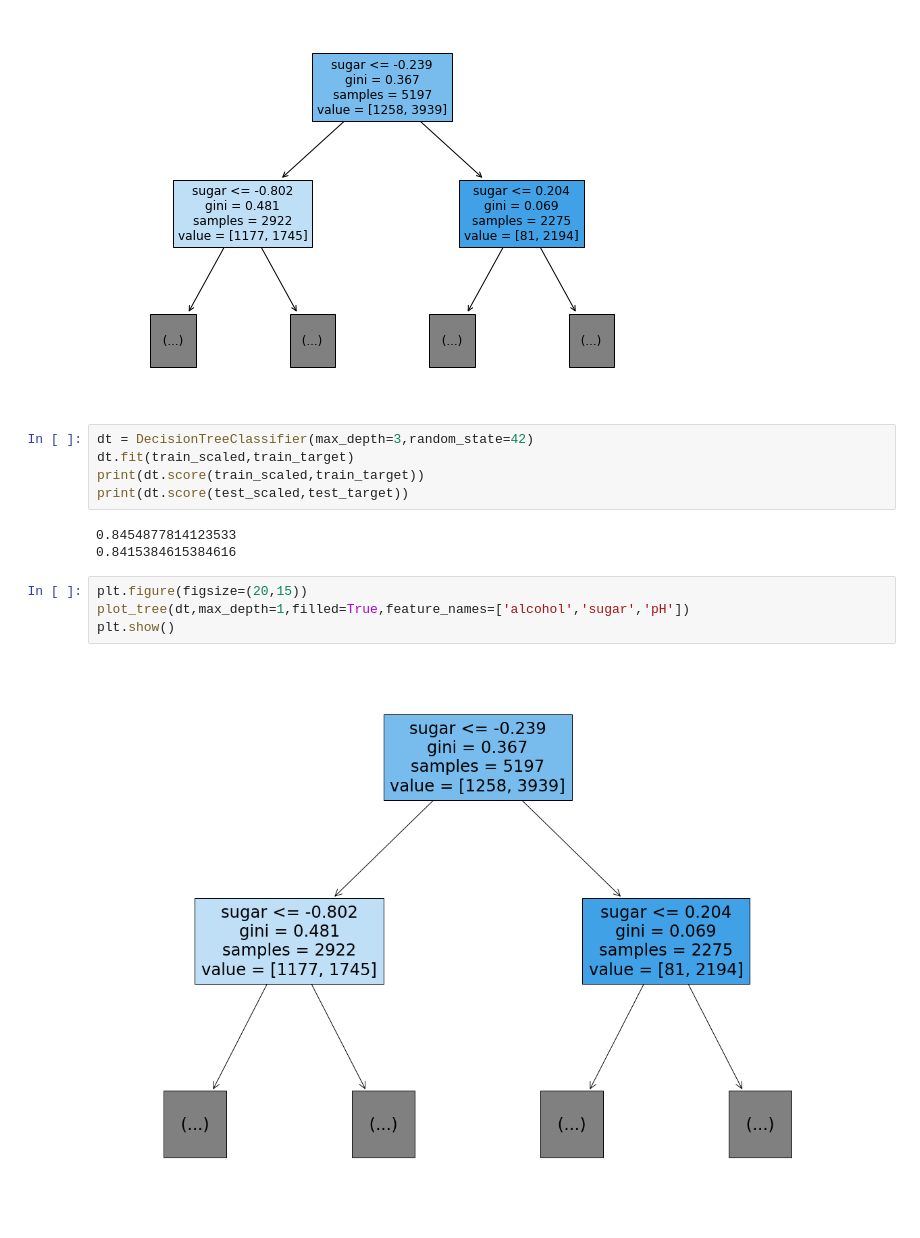
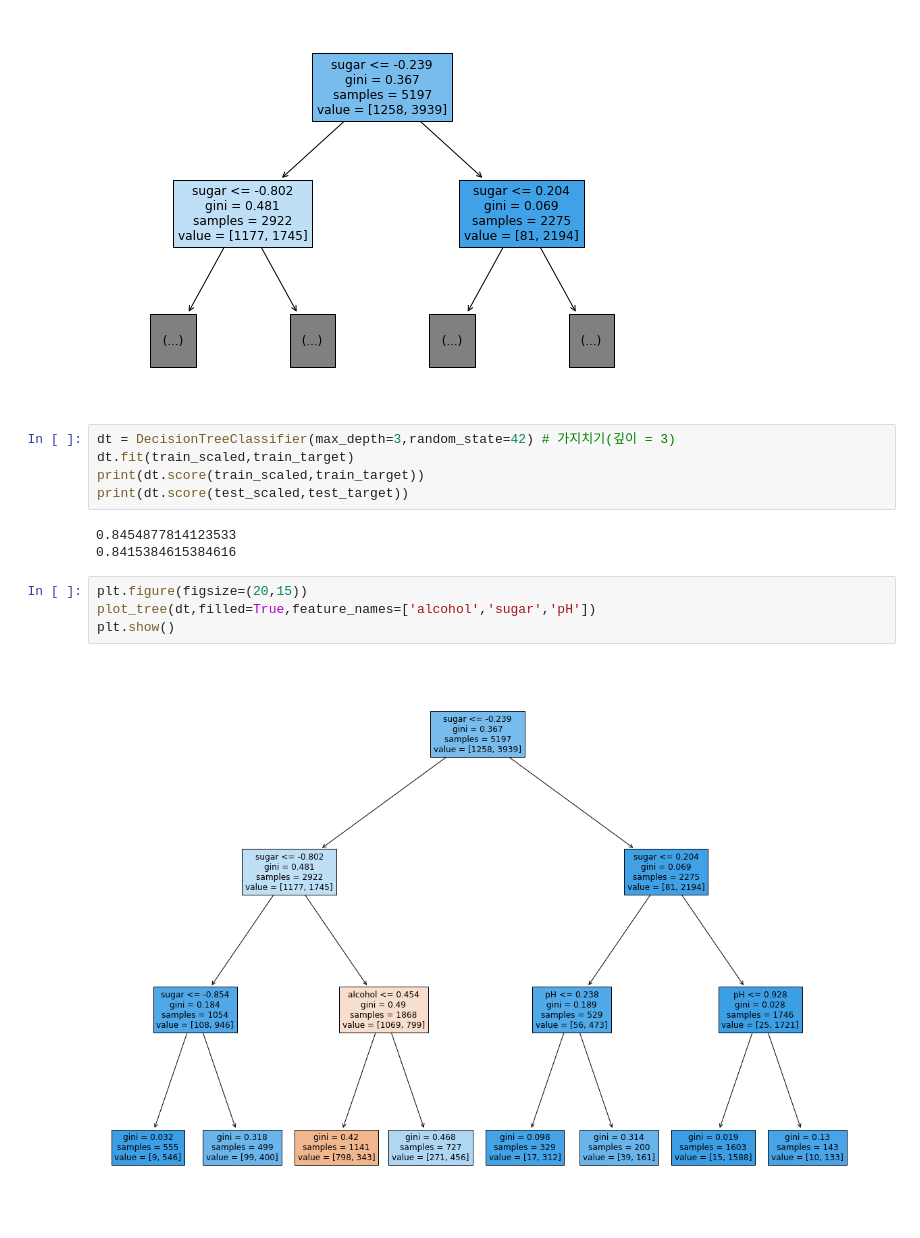
Before and after one commit to chaiminwoo0223/Machine-Learning, a Jupyter notebook: 09_DecisionTree.ipynb, the cells around one changed output. Cells and saved outputs as stored; diff of their text form.

```diff
--- a/09_DecisionTree.ipynb
+++ b/09_DecisionTree.ipynb
@@ -92,7 +92,7 @@ plt.show()
 # %% [output]
 [figure]
 # %%
-dt = DecisionTreeClassifier(max_depth=3,random_state=42)
+dt = DecisionTreeClassifier(max_depth=3,random_state=42) # 가지치기(깊이 = 3)
 dt.fit(train_scaled,train_target)
 print(dt.score(train_scaled,train_target))
 print(dt.score(test_scaled,test_target))
@@ -101,8 +101,8 @@ print(dt.score(test_scaled,test_target))
 0.8415384615384616
 # %%
 plt.figure(figsize=(20,15))
-plot_tree(dt,max_depth=1,filled=True,feature_names=['alcohol','sugar','pH'])
+plot_tree(dt,filled=True,feature_names=['alcohol','sugar','pH'])
 plt.show()
 # %% [output]
-[figure, old version]
+[figure, new version]
 # %%
```
Also changed, not shown: parts of 10 cells of this notebook.
